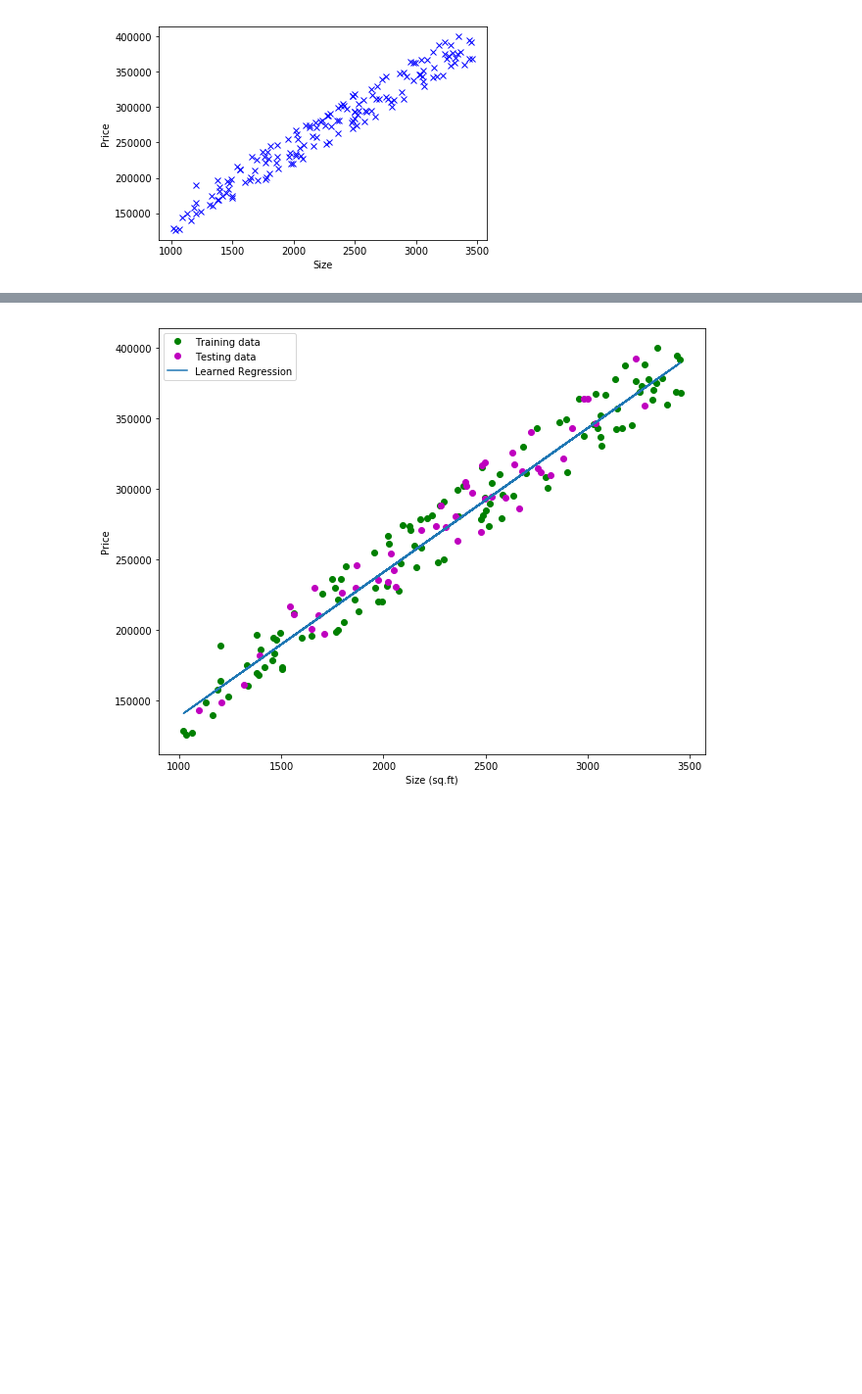
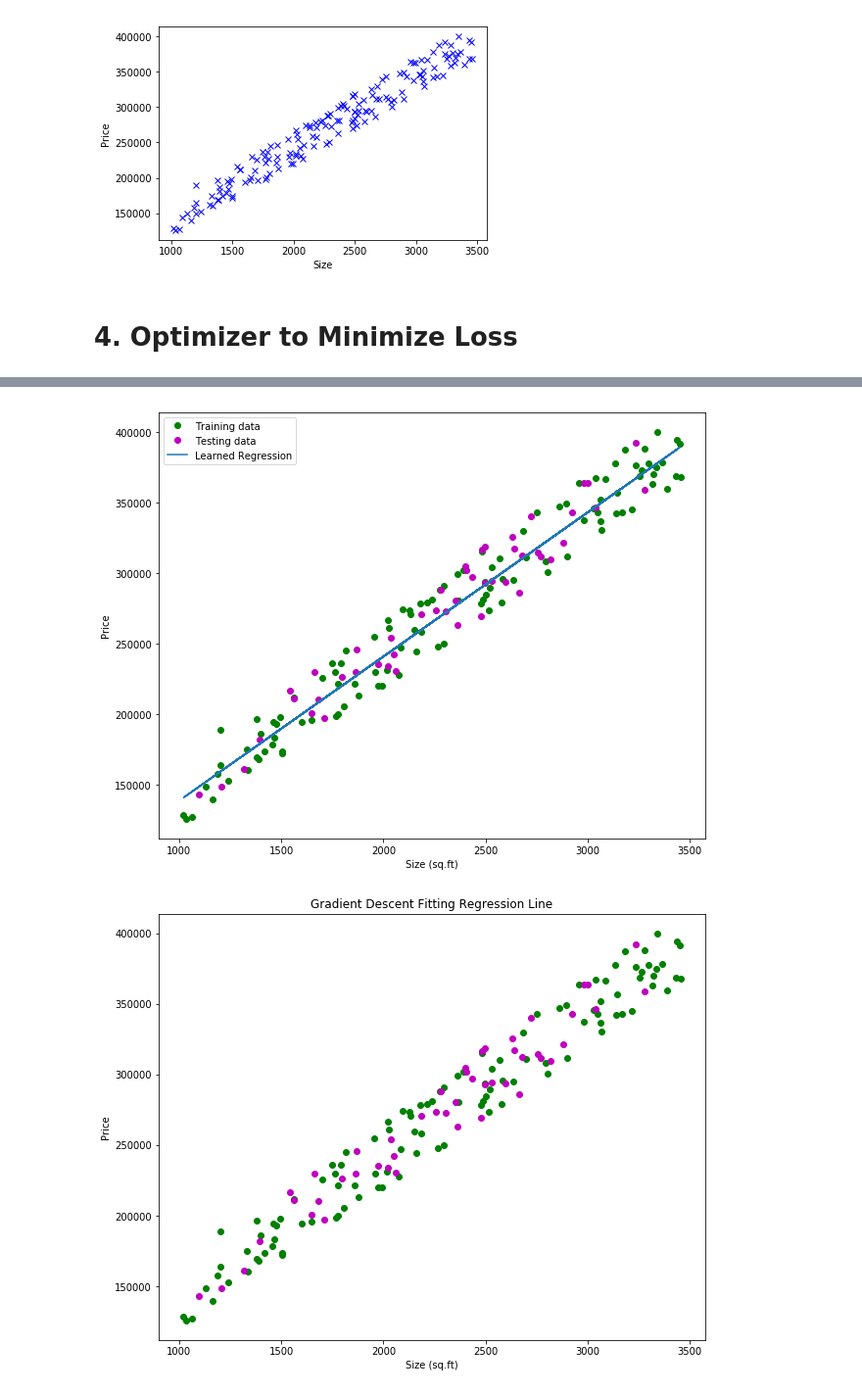
Before and after one commit to yilinmiao/tensorflow_demos, a Jupyter notebook: implement_house_price_prediction/House_Price_Prediction.ipynb, the cells around one changed output, grey strips where cells are left out. Shown at 98% size. Drawn from its saved outputs; the diff is of its cells as text; code cells hidden in the pictures; blank space fills up the shorter version.

Commit message:
House prediction demo

```diff
--- a/implement_house_price_prediction/House_Price_Prediction.ipynb
+++ b/implement_house_price_prediction/House_Price_Prediction.ipynb
@@ -75,0 +66,2 @@ init = tf.global_variables_initializer()
+# %% [markdown]
+# 4. Optimizer to Minimize Loss
@@ -78,11 +79,18 @@ init = tf.global_variables_initializer()
 with tf.Session() as sess:
     sess.run(init)
 
-    # set how often to display the training progress and number of training iterations
+    # Set how often to display the training progress and number of training iterations
     display_every = 2
     num_training_iter = 50
 
-    # keep iterating the training data
+    # Calculate the number of lines to animation
+    fit_num_plots = int(math.floor(num_training_iter / display_every))
+    # Add storage of factor and offset values from each epoch
+    fit_size_factor = np.zeros(fit_num_plots)
+    fit_price_offsets = np.zeros(fit_num_plots)
+    fit_plot_idx = 0
+
+    # Keep iterating the training data
     for iteration in range(num_training_iter):
 
         # Fit all training data
@@ -94,14 +102,19 @@ with tf.Session() as sess:
             c = sess.run(tf_cost, feed_dict={tf_house_size: train_house_size_norm, tf_price: train_price_norm})
             print("iteration #:", '%04d' % (iteration + 1), "cost=", "{:.9f}".format(c), \
                 "size_factor=", sess.run(tf_size_factor), "price_offset=", sess.run(tf_price_offset))
+            # Save the fit size_factor and price_offfset to allow animation of learning process
+            fit_size_factor[fit_plot_idx] = sess.run(tf_size_factor)
+            fit_price_offsets[fit_plot_idx] = sess.run(tf_price_offset)
+            fit_plot_idx += 1
 
-    print("Optimization Finished!")
+    print('Optimization Finished!')
     training_cost = sess.run(tf_cost, feed_dict={tf_house_size: train_house_size_norm, tf_price: train_price_norm})
-    print("Trained cost=", training_cost, "size_factor=", sess.run(tf_size_factor), "price_offset=", sess.run(tf_price_offset), '\n')
+    print('Trained cost=', training_cost, 'size_factor=', sess.run(tf_size_factor), 'price_offset=', sess.run(tf_price_offset), '\n')
+
 
     # Plot of the training and test data, and learned regression
 
-    # Get values used to normalized data so we can denormalize data back to its original scale
+    # Get values sued to normalized data so we can denormalize data back to its original scale
     train_house_size_mean = train_house_size.mean()
     train_house_size_std = train_house_size.std()
 
@@ -121,4 +134,31 @@ with tf.Session() as sess:
 
     plt.legend(loc='upper left')
     plt.show()
+
+
+    # Plot another graph that animation of how Gradient Descent sequentially adjusted size_factor and price_offset to
+    # find the values that returned the "best" fit line
+    fig, ax = plt.subplots()
+    line, = ax.plot(house_size, house_price)
+
+    plt.rcParams['figure.figsize'] = (10, 8)
+    plt.title('Gradient Descent Fitting Regression Line')
+    plt.ylabel('Price')
+    plt.xlabel('Size (sq.ft)')
+    plt.plot(train_house_size, train_price, 'go', label='Training data')
+    plt.plot(test_house_size, test_house_price, 'mo', label='Testing data')
+
+    def animate(i):
+        line.set_xdata(train_house_size_norm * train_house_size_std + train_house_size_mean)
+        line.set_ydata((fit_size_factor[i] * train_house_size_norm + fit_price_offsets[i]) * train_price_std + train_price_mean)
+        return line,
+
+    # Init only required for blitting to give a clean slate
+    def initAnim():
+        line.set_ydata(np.zeros(shape=house_price.shape[0])) # set y's to 0
+        return line,
+
+    ani = animation.FuncAnimation(fig, animate, frames=np.arange(0, fit_plot_idx), init_func=initAnim, interval=1000, blit=True)
+
+    plt.show()
 # %% [output]
@@ -142 +182,2 @@ Optimization Finished!
 [figure]
+[figure, added]
```
Also changed, not shown: parts of 4 cells of this notebook, 2 other files.
